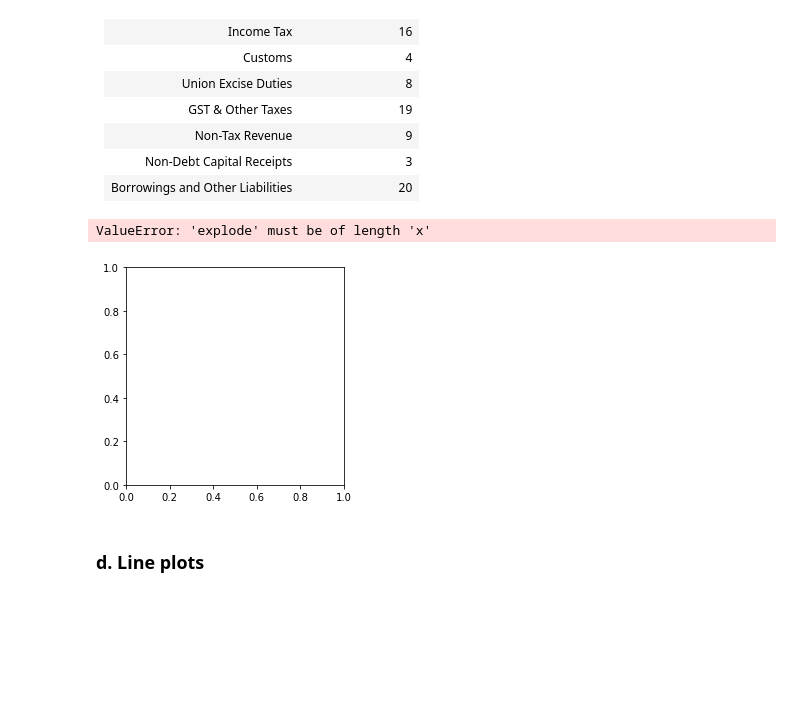
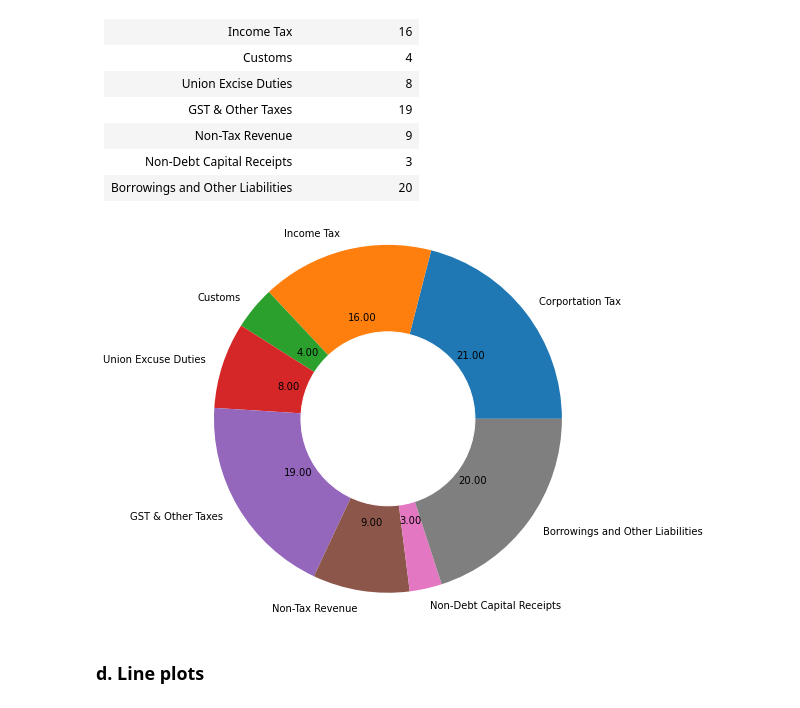
Before and after one commit to harshagiri/pydila, a Jupyter notebook: NPV-MANDATORY ASSIGNMENT_5/NPV_5B/NPV_5B.ipynb, the cells around one changed output. Saved outputs shown, nothing was run; the diff lists cells and outputs as text; code cells hidden in the pictures; blank space fills up the shorter version.

```diff
--- a/NPV-MANDATORY ASSIGNMENT_5/NPV_5B/NPV_5B.ipynb
+++ b/NPV-MANDATORY ASSIGNMENT_5/NPV_5B/NPV_5B.ipynb
@@ -301,18 +316,17 @@ plt.show()
 # %%
 # type your code here
 Income_Form = ["Corportation Tax", "Income Tax", "Customs", "Union Excuse Duties", "GST & Other Taxes", "Non-Tax Revenue", "Non-Debt Capital Receipts", "Borrowings and Other Liabilities"]
 Amount = [21, 16, 4, 8, 19, 9, 3, 20]
 
-plt.pie(x=Amount, labels=Income_Form, autopct='%.2f', radius=2, explode=[0,0,0.3])
+plt.pie(x=Amount, labels=Income_Form, autopct='%.2f', radius=2)
 
-circle = plt.Circle(xy=(0,0), radius = 1.8 , color='white', clip_on=False ) #doughnut plot
+circle = plt.Circle(xy=(0,0), radius = 1 , color='white', clip_on=False ) #doughnut plot
 axes = plt.gca()
 axes.add_artist(circle)
 
 plt.show()
 # %% [output]
-ValueError: 'explode' must be of length 'x'
-[figure, old version]
+[figure, new version]
 # %% [markdown]
 ### d. Line plots
 # %% [markdown]
```
Also changed, not shown: parts of 19 cells of this notebook.
